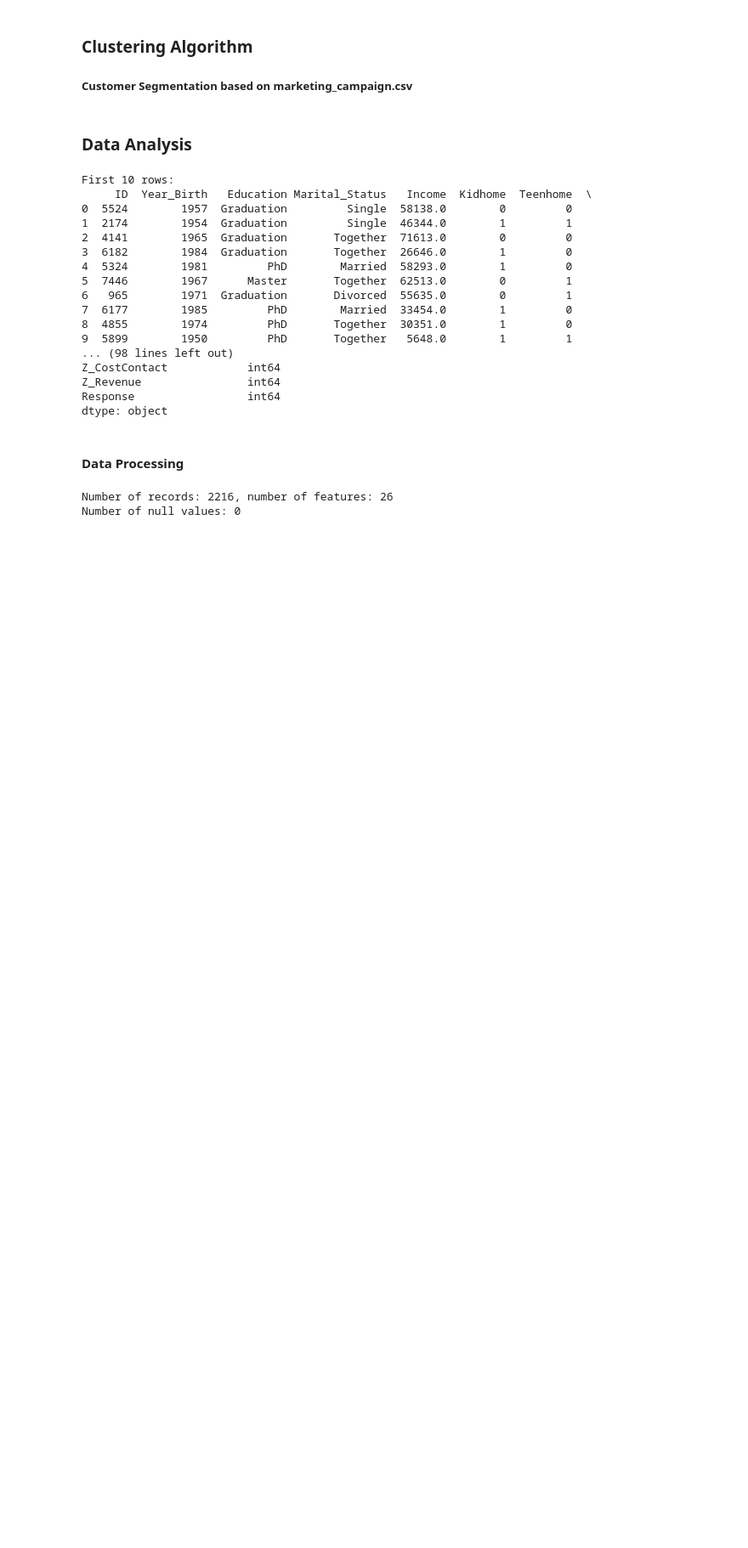
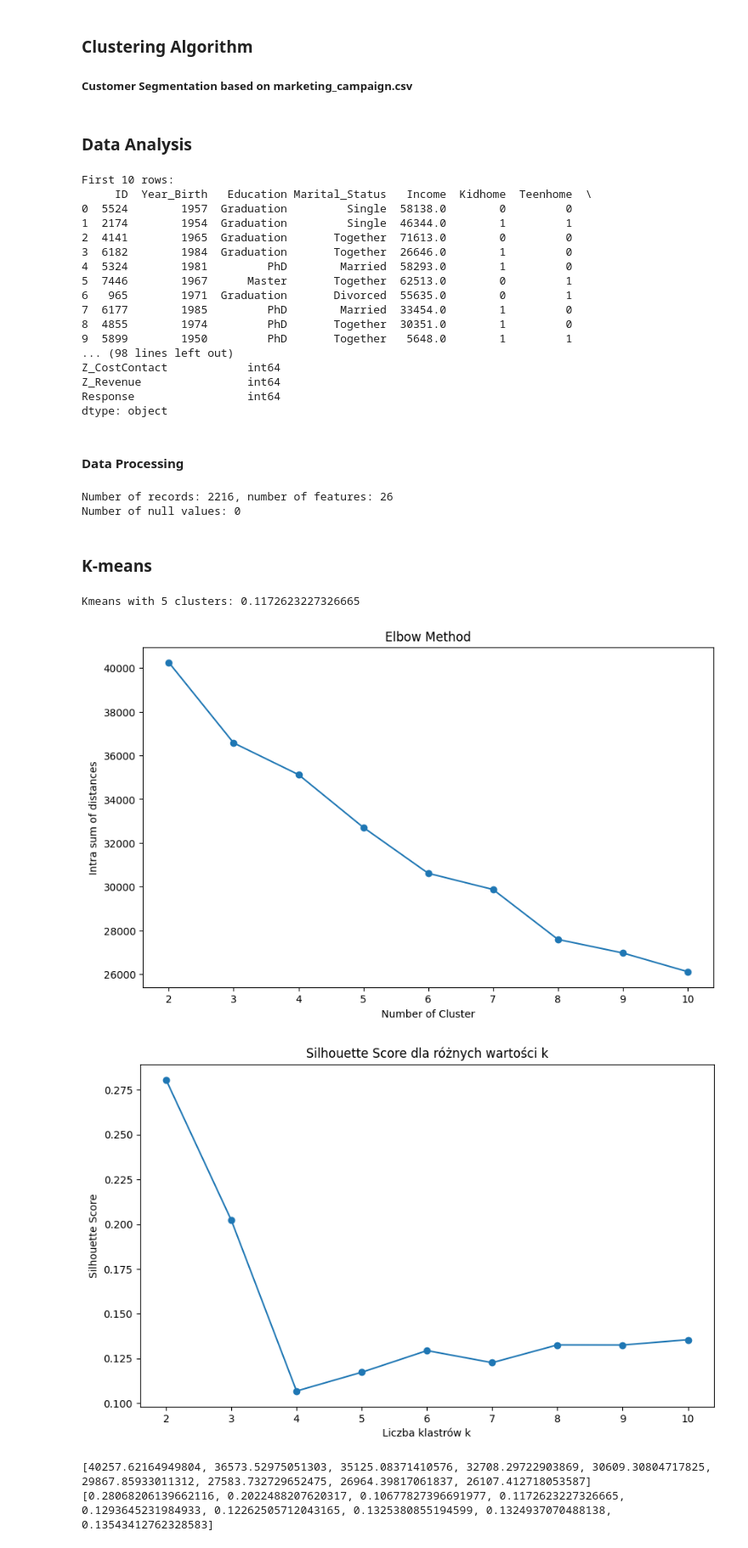
Before and after one commit to walachowska/Clustering_algorithm, a Jupyter notebook: Clustering_alg.ipynb, the cells around one changed output. Shown at 85% size. Drawn from its saved outputs; the diff is of its cells as text; code cells hidden in the pictures; blank space fills up the shorter version.

Commit message:
Kmeans added

```diff
--- a/Clustering_alg.ipynb
+++ b/Clustering_alg.ipynb
@@ -59,4 +59,62 @@ from sklearn.preprocessing import StandardScaler
 
 # Data standardization
 scaler = StandardScaler()
-data_normalized_standard = scaler.fit_transform(data_processed)
+data_normalized = scaler.fit_transform(data_processed)
+# %% [markdown]
+### K-means
+# %%
+from sklearn.cluster import KMeans
+from sklearn.metrics import silhouette_score
+
+
+kmeans = KMeans(n_clusters=5, random_state=0)
+clusters = kmeans.fit_predict(data_normalized)
+silhouette_score = silhouette_score(data_normalized, clusters)
+print(f"Kmeans with 5 clusters: {silhouette_score}")
+# %% [output]
+Kmeans with 5 clusters: 0.1172623227326665
+# %%
+from sklearn.cluster import KMeans
+from sklearn.metrics import silhouette_score
+import matplotlib.pyplot as plt
+
+silhouette_scores = []
+
+# Lista do przechowywania sum kwadratów odległości wewnątrz klastrów (inertia)
+intra_sum_of_square_list = []
+
+
+# Zakres k, który chcemy przetestować
+k_range = range(2, 11)
+
+for k in k_range:
+    kmeans = KMeans(n_clusters=k, random_state=0)
+    clusters = kmeans.fit_predict(data_normalized)
+
+    intra_sum_of_square_list.append(kmeans.inertia_)
+    silhouette = silhouette_score(data_normalized, clusters)
+    silhouette_scores.append(silhouette)
+
+# Wykres Elbow
+plt.figure(figsize=(10, 6))
+plt.plot(k_range, intra_sum_of_square_list, marker='o')
+plt.title('Elbow Method')
+plt.xlabel('Number of Cluster')
+plt.ylabel('Intra sum of distances')
+plt.show()
+
+# Wykres Silhouette Score
+plt.figure(figsize=(10, 6))
+plt.plot(k_range, silhouette_scores, marker='o')
+plt.title('Silhouette Score dla różnych wartości k')
+plt.xlabel('Liczba klastrów k')
+plt.ylabel('Silhouette Score')
+plt.show()
+
+print(intra_sum_of_square_list)
+print(silhouette_scores)
+# %% [output]
+[figure, added]
+[figure, added]
+[40257.62164949804, 36573.52975051303, 35125.08371410576, 32708.29722903869, 30609.30804717825, 29867.85933011312, 27583.732729652475, 26964.39817061837, 26107.412718053587]
+[0.28068206139662116, 0.2022488207620317, 0.10677827396691977, 0.1172623227326665, 0.1293645231984933, 0.12262505712043165, 0.1325380855194599, 0.1324937070488138, 0.13543412762328583]
```
Also changed, not shown: parts of 1 cell of this notebook.
